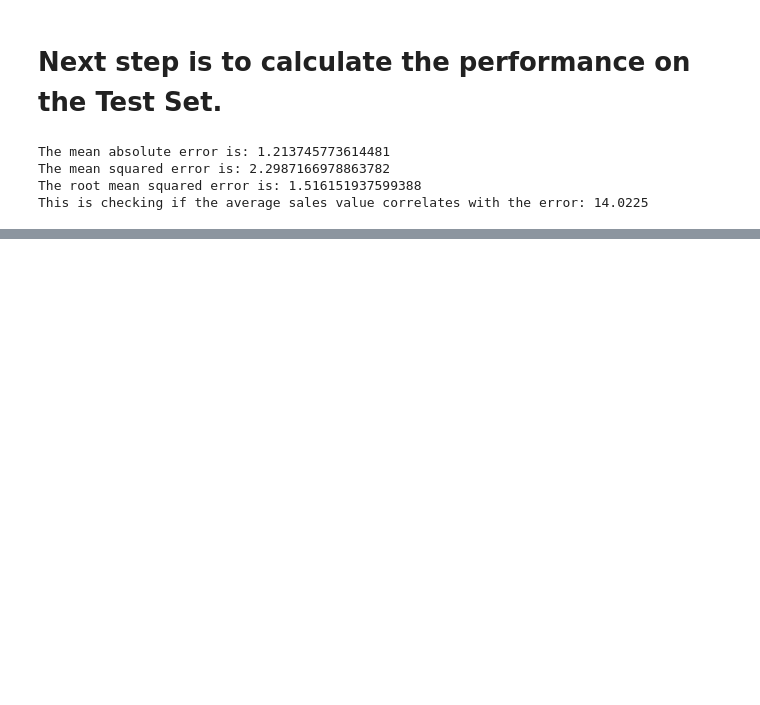
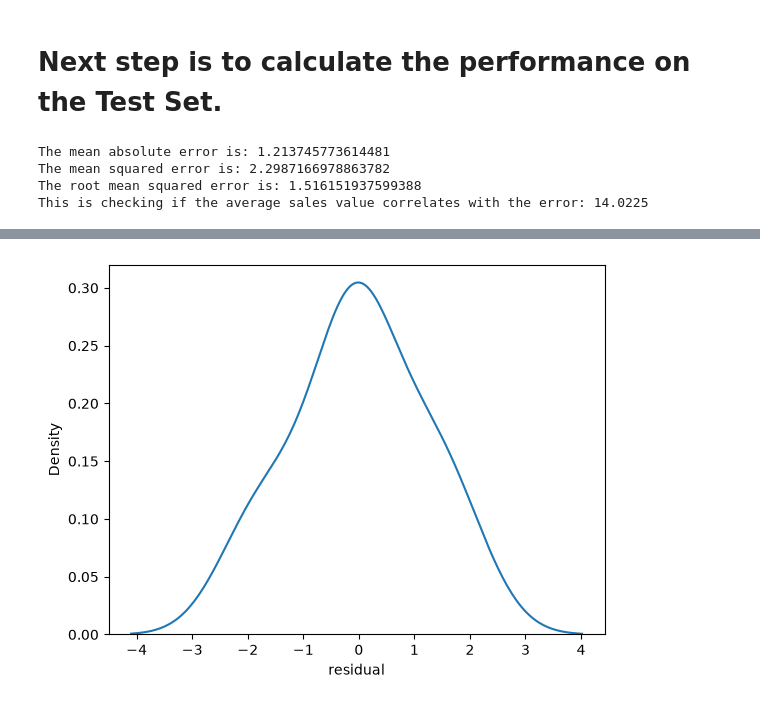
Before and after one commit to moeletsi04/machine_learning_study, a Jupyter notebook: Linear Regression/01_linear_regression.ipynb, the cells around one changed output, grey strips where cells are left out. Drawn from its saved outputs; the diff is of its cells as text; code cells hidden in the pictures; blank space fills up the shorter version.

```diff
--- a/Linear Regression/01_linear_regression.ipynb
+++ b/Linear Regression/01_linear_regression.ipynb
@@ -142,0 +281,4 @@ This is checking if the average sales value correlates with the error: 14.0225
+# %%
+sns.kdeplot(quartet['residual']);
+# %% [output]
+[figure, added]
```
Also changed, not shown: parts of 10 cells of this notebook.
